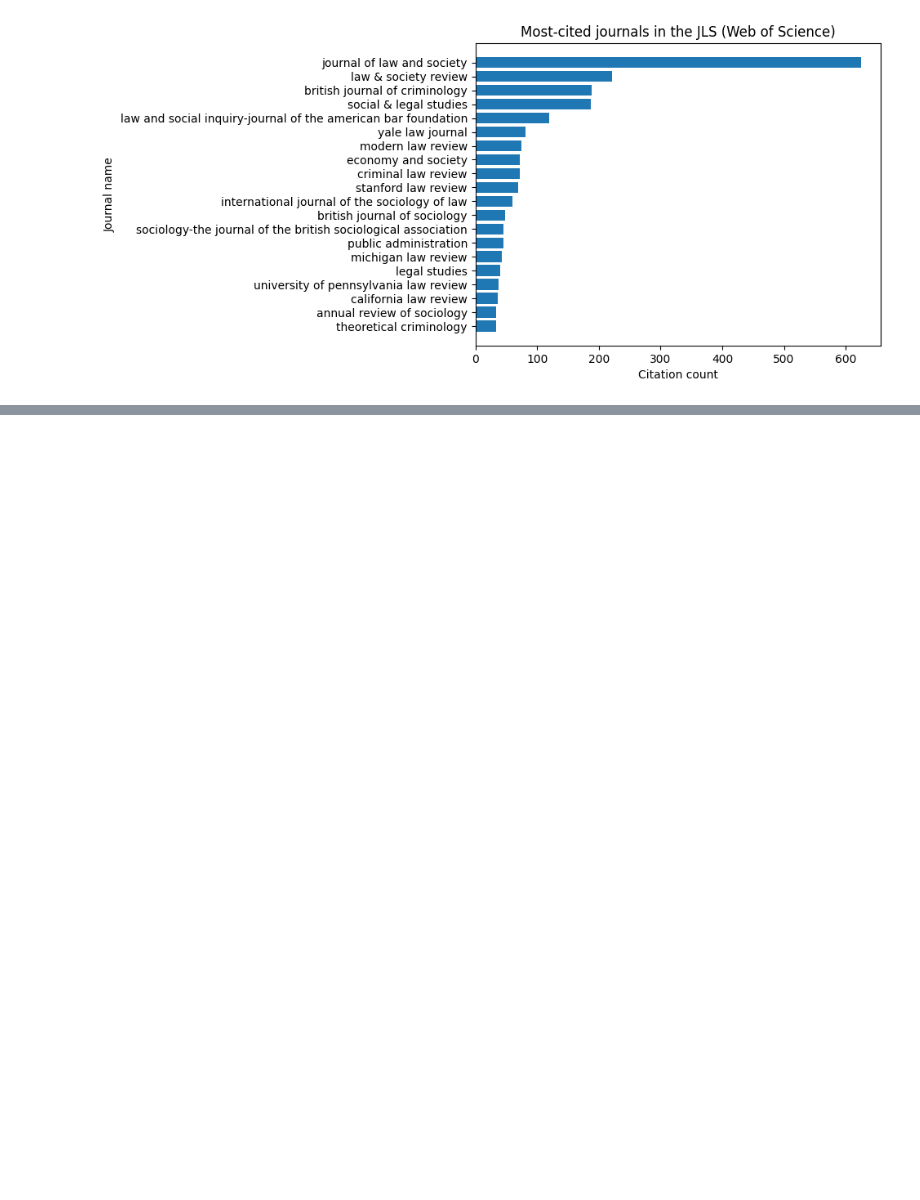
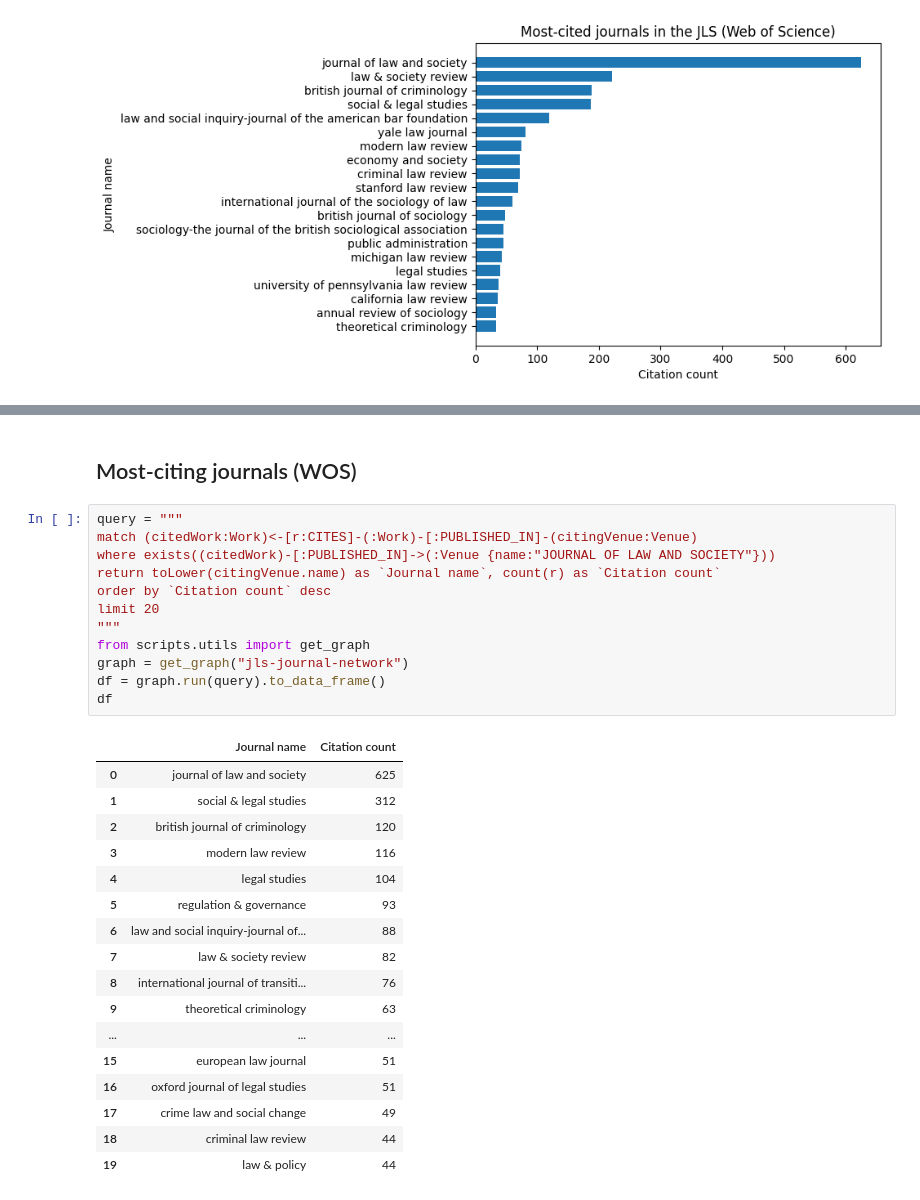
Before and after one commit to cboulanger/jls-bibliometry, a Jupyter notebook: jls-bibliometry.ipynb, the cells around one changed output, grey strips where cells are left out. Cells and saved outputs as stored; diff of their text form; blank space fills up the shorter version.

```diff
--- a/jls-bibliometry.ipynb
+++ b/jls-bibliometry.ipynb
@@ -248,0 +358,32 @@ plt.show()
+# %% [markdown]
+## Most-citing journals (WOS)
+# %%
+query = """
+match (citedWork:Work)<-[r:CITES]-(:Work)-[:PUBLISHED_IN]-(citingVenue:Venue)
+where exists((citedWork)-[:PUBLISHED_IN]->(:Venue {name:"JOURNAL OF LAW AND SOCIETY"}))
+return toLower(citingVenue.name) as `Journal name`, count(r) as `Citation count`
+order by `Citation count` desc
+limit 20
+"""
+from scripts.utils import get_graph
+graph = get_graph("jls-journal-network")
+df = graph.run(query).to_data_frame()
+df
+# %% [output]
+|  | Journal name | Citation count |
+| 0 | journal of law and society | 625 |
+| 1 | social & legal studies | 312 |
+| 2 | british journal of criminology | 120 |
+| 3 | modern law review | 116 |
+| 4 | legal studies | 104 |
+| 5 | regulation & governance | 93 |
+| 6 | law and social inquiry-journal of... | 88 |
+| 7 | law & society review | 82 |
+| 8 | international journal of transiti... | 76 |
+| 9 | theoretical criminology | 63 |
+| ... | ... | ... |
+| 15 | european law journal | 51 |
+| 16 | oxford journal of legal studies | 51 |
+| 17 | crime law and social change | 49 |
+| 18 | criminal law review | 44 |
+| 19 | law & policy | 44 |
```
Also changed, not shown: parts of 23 cells of this notebook, 20 other files.
